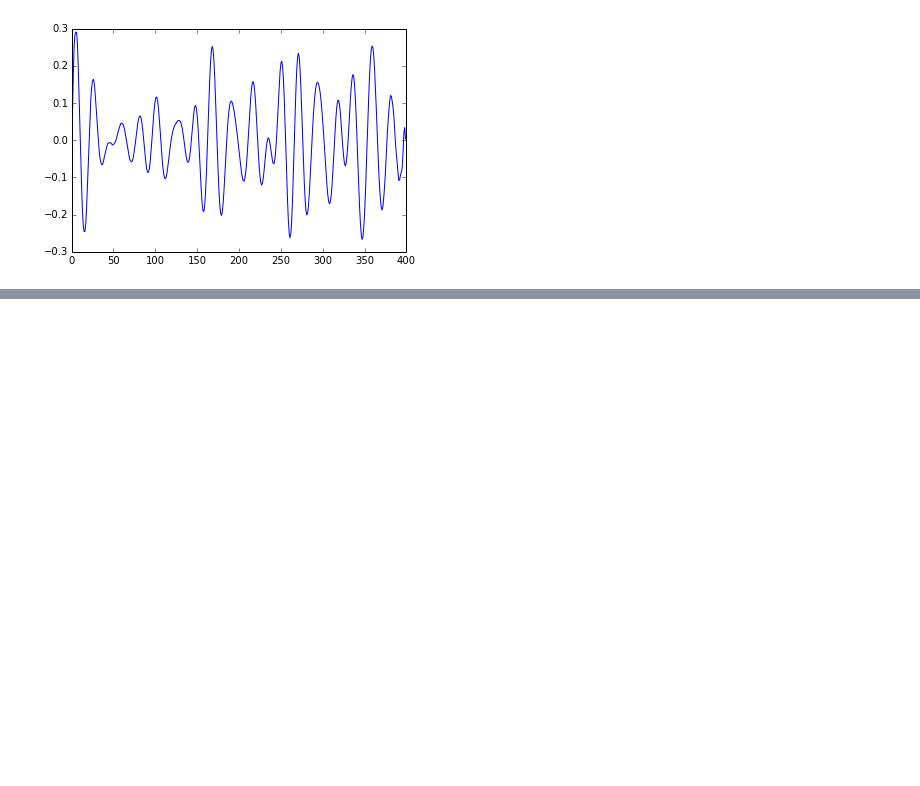
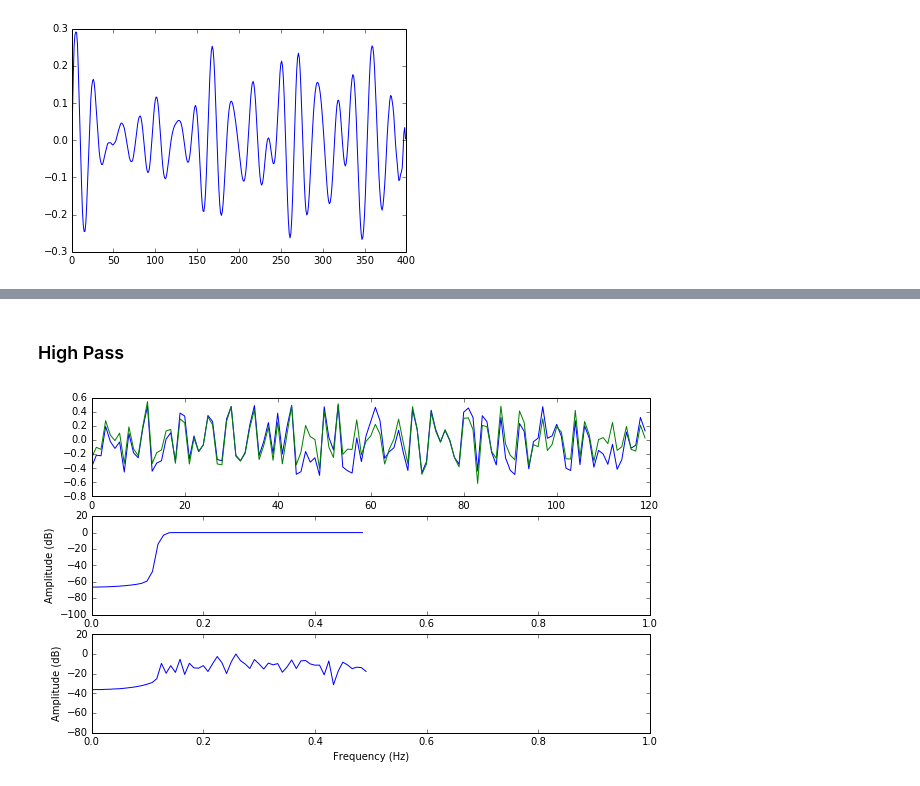
Before and after one commit to eusoubrasileiro/geonumerics, a Jupyter notebook: ipython_notebooks/Geonumerics - scipy.signal.ipynb, the cells around one changed output, grey strips where cells are left out. Cells and saved outputs as stored; diff of their text form; code cells hidden in the pictures; blank space fills up the shorter version.

```diff
--- a/ipython_notebooks/Geonumerics - scipy.signal.ipynb
+++ b/ipython_notebooks/Geonumerics - scipy.signal.ipynb
@@ -89,0 +137,49 @@ plot(signal.resample(sy, len(sy)*2))
+# %% [markdown]
+### High Pass ###
+# %%
+import scipy
+from scipy import signal
+import numpy as np
+
+# nf must be odd!
+nf = 101 # more points = more sharp = higher rol-off db/octave
+ns = 120
+
+# filtering using FIR filter (finite impulse response) truncated in time
+sg = np.random.rand(ns)
+sg = signal.detrend(sg) # linear detrend remove the dc component
+#signal.
+sg = (sg - min(sg))/(max(sg)-min(sg)) - 0.5
+
+
+fir = signal.firwin(nf, 0.25, pass_zero=False) # high pass 0.25 of nyquest
+y = signal.convolve(sg, fir, 'same') # first must be the larger array
+
+pylab.figure(figsize=(10,6))
+ax = pylab.subplot(311)
+ax.plot(sg)
+ax.plot(y)
+
+fsg = scipy.fftpack.fftfreq(ns)
+Fsg = np.abs(scipy.fftpack.fft(y))
+Fsg = 20*np.log10(Fsg/max(Fsg))
+
+fsfir = scipy.fftpack.fftfreq(nf)
+Ffir = np.abs(scipy.fftpack.fft(fir))
+Ffir = 20*np.log10(Ffir/max(Ffir))
+
+ax = pylab.subplot(312)
+ax.plot(fsfir[:(nf//2)], Ffir[:(nf//2)])
+pylab.xlim(0, 1)
+pylab.ylim(-100, 20.)
+pylab.ylabel('Amplitude (dB)') #
+
+ax = pylab.subplot(313)
+ax.plot(fsg[:(ns//2)], Fsg[:(ns//2)])
+pylab.xlim(0, 1)
+pylab.ylim(-80, 20.)
+pylab.xlabel('Frequency (Hz)')
+pylab.ylabel('Amplitude (dB)') #
+pylab.show()
+# %% [output]
+[figure, added]
```
Also changed, not shown: parts of 9 cells of this notebook, 2 other files.
